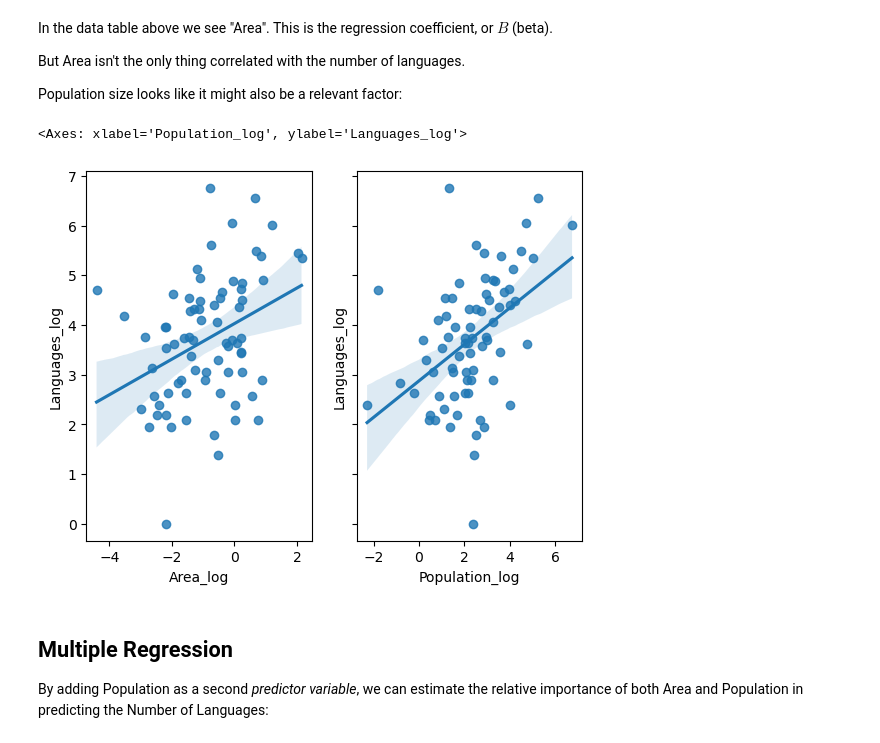
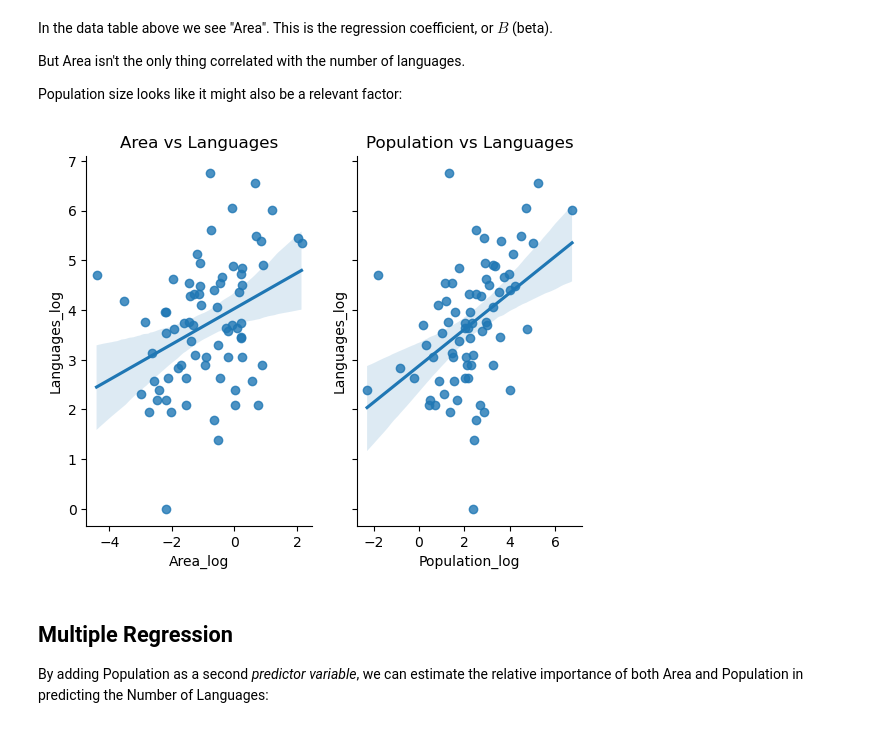
Before and after one commit to ethanweed/ExPsyLing, a Jupyter notebook: Notebooks/Linear Regression and Correlation.ipynb, the cells around one changed output. Cells and saved outputs as stored; diff of their text form; code cells hidden in the pictures.

```diff
--- a/Notebooks/Linear Regression and Correlation.ipynb
+++ b/Notebooks/Linear Regression and Correlation.ipynb
@@ -199,11 +199,11 @@ But Area isn't the only thing correlated with the number of languages.
 Population size looks like it might also be a relevant factor:
 # %%
 fig, axs = plt.subplots(ncols=2, sharey = True)
-sns.regplot(x = "Area_log", y = "Languages_log", data = df, ax=axs[0])
-sns.regplot(x = "Population_log", y = "Languages_log", data = df, ax=axs[1])
+sns.regplot(x = "Area_log", y = "Languages_log", data = df, ax=axs[0]).set_title('Area vs Languages')
+sns.regplot(x = "Population_log", y = "Languages_log", data = df, ax=axs[1]).set_title('Population vs Languages')
+sns.despine()
 # %% [output]
-<Axes: xlabel='Population_log', ylabel='Languages_log'>
-[figure, old version]
+[figure, new version]
 # %% [markdown]
 ## Multiple Regression
 By adding Population as a second *predictor variable*, we can estimate the relative importance of both Area and Population in predicting the Number of Languages:
```
Also changed, not shown: parts of 6 cells of this notebook, 13 other files.
